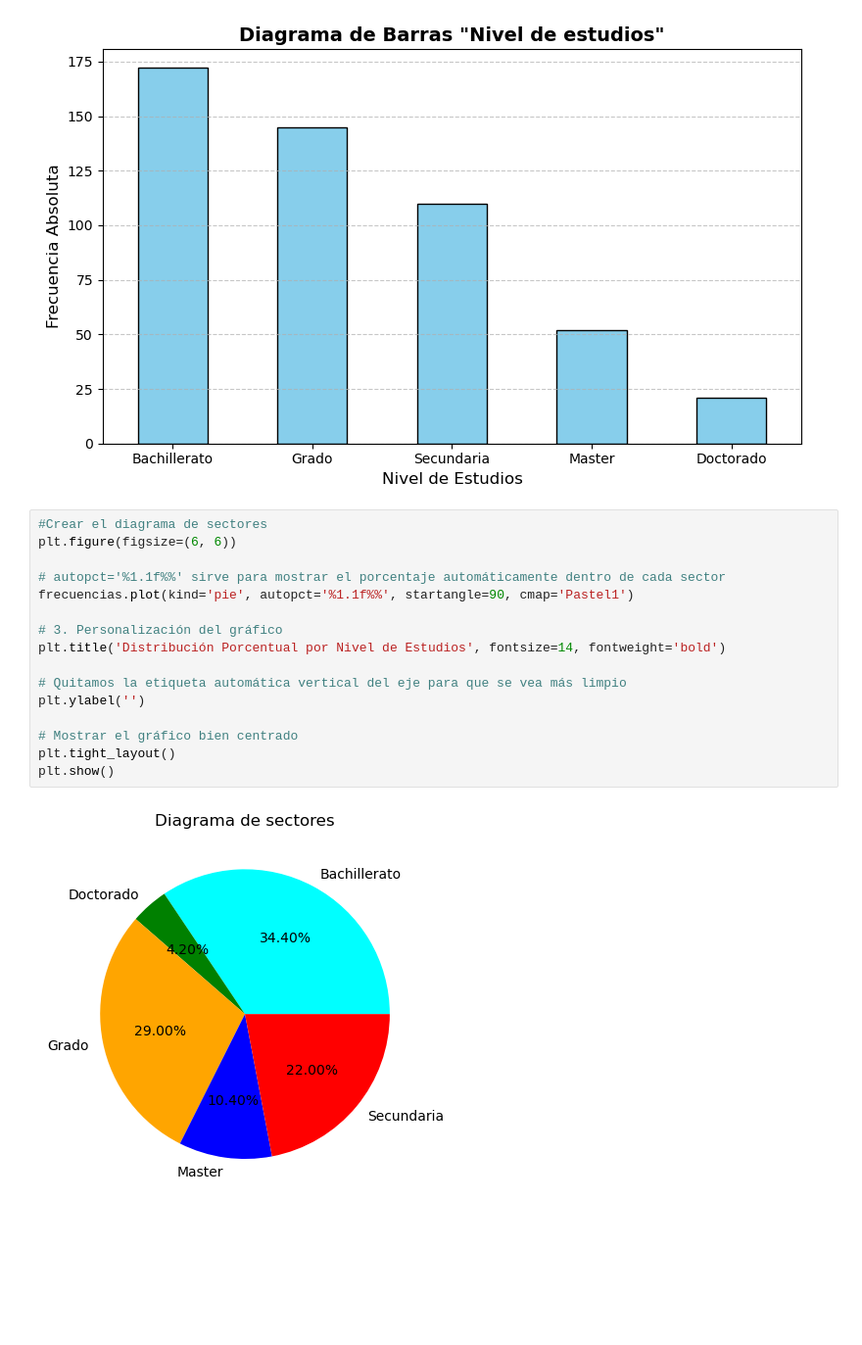
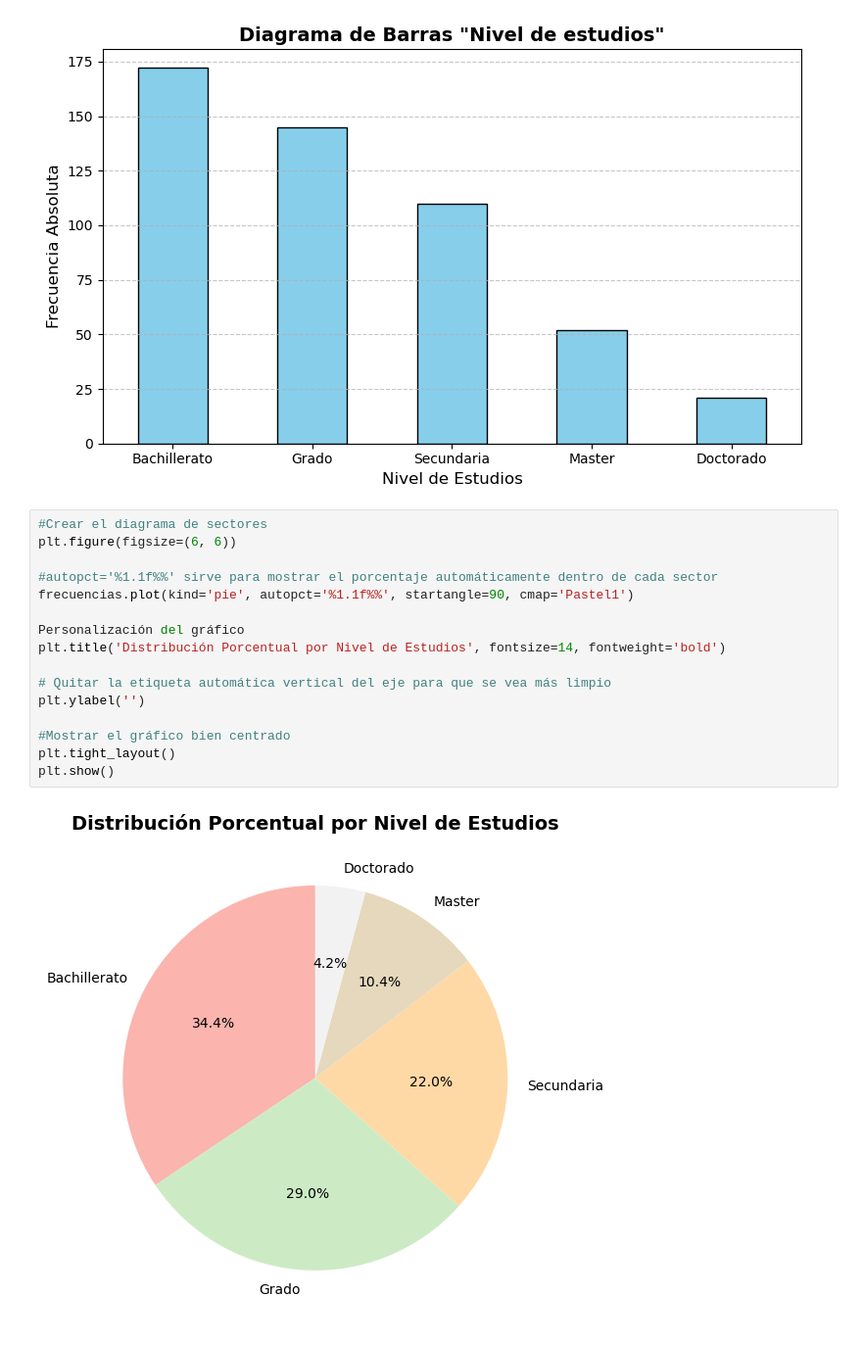
Before and after one commit to emev0417/python2026, a Jupyter notebook: Programa10.VariablesCualitativas.ipynb, the cells around one changed output. Shown at 98% size. Saved outputs shown, nothing was run; the diff lists cells and outputs as text; blank space fills up the shorter version.

```diff
--- a/Programa10.VariablesCualitativas.ipynb
+++ b/Programa10.VariablesCualitativas.ipynb
@@ -113,18 +113,18 @@ plt.show()
 # %%
 #Crear el diagrama de sectores
 plt.figure(figsize=(6, 6))
 
-# autopct='%1.1f%%' sirve para mostrar el porcentaje automáticamente dentro de cada sector
+#autopct='%1.1f%%' sirve para mostrar el porcentaje automáticamente dentro de cada sector
 frecuencias.plot(kind='pie', autopct='%1.1f%%', startangle=90, cmap='Pastel1')
 
-# 3. Personalización del gráfico
+Personalización del gráfico
 plt.title('Distribución Porcentual por Nivel de Estudios', fontsize=14, fontweight='bold')
 
-# Quitamos la etiqueta automática vertical del eje para que se vea más limpio
+# Quitar la etiqueta automática vertical del eje para que se vea más limpio
 plt.ylabel('')
 
-# Mostrar el gráfico bien centrado
+#Mostrar el gráfico bien centrado
 plt.tight_layout()
 plt.show()
 # %% [output]
-[figure, old version]
+[figure, new version]
```
